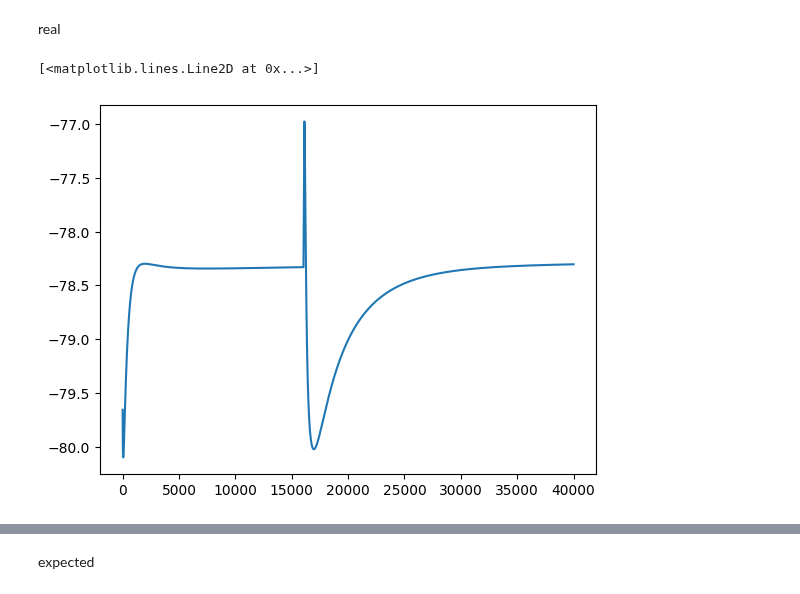
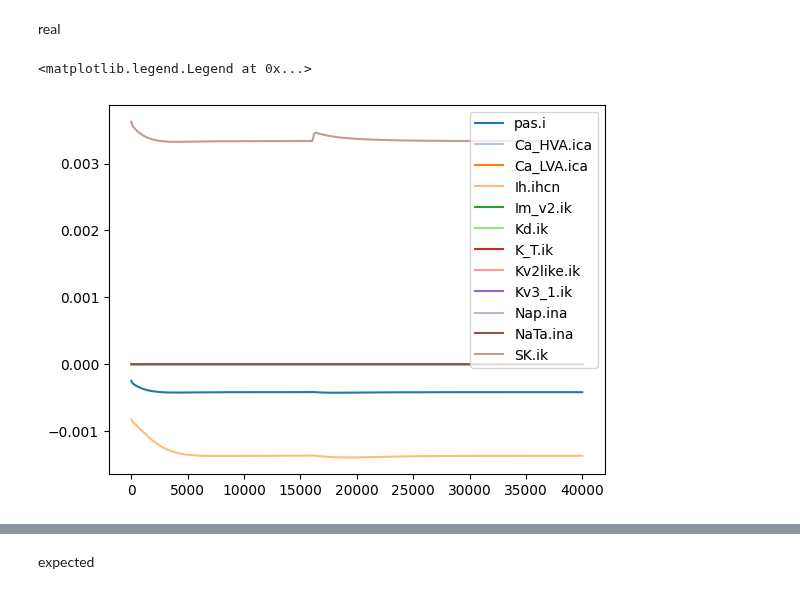
Before and after one commit to ddopp4877/single-cell-tuning, a Jupyter notebook: test_cell_with_syns.ipynb, the cells around one changed output, grey strips where cells are left out. Cells and saved outputs as stored; diff of their text form; code cells hidden in the pictures.

```diff
--- a/test_cell_with_syns.ipynb
+++ b/test_cell_with_syns.ipynb
@@ -286,0 +310,14 @@ sec_seg_list
+# %%
+sim_params = {"event_times":[[400],[401]],
+              "ampa_weight": 0.00001,
+              "ampa_point_proc": h.CPGLUIN,
+              "ampa_seg": 0.5,
+              "ampa_sec": 32,
+
+              "nmda_weight": 0.0000,
+              "nmda_point_proc": h.NMDAIN,
+              "nmda_seg": 0.5,
+              "nmda_sec": 32,
+
+              "nsyn_exc":2
+              }
@@ -332,8 +394,14 @@ v= run(h,sim_params)
-# %%
-plt.plot(v)
-# %% [output]
-[<matplotlib.lines.Line2D at 0x...>]
-[figure, removed]
+# %%
+currents = rec_dict["sec_currents"]
+colors = plt.cm.tab20.colors  # 20 distinct colors
+i = 0
+for current in currents:
+  plt.plot(currents[current].as_numpy(),color = colors[i],label = current)
+  i+=1
+plt.legend()
+# %% [output]
+<matplotlib.legend.Legend at 0x...>
+[figure, added]
 # %%
 start, end = int(sim_params["event_times"][0][0]/0.025 - 500), int(sim_params["event_times"][0][0]/0.025 + 5000)
 real = corrected_v[start:end]
```
Also changed, not shown: parts of 14 cells of this notebook.
